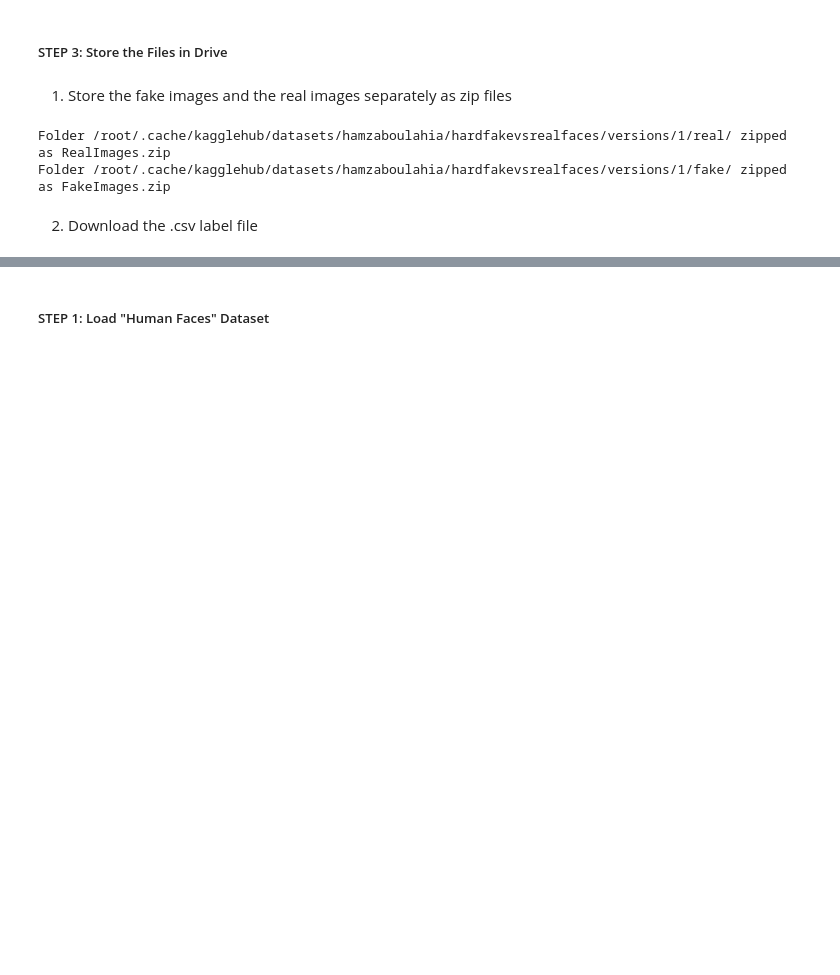
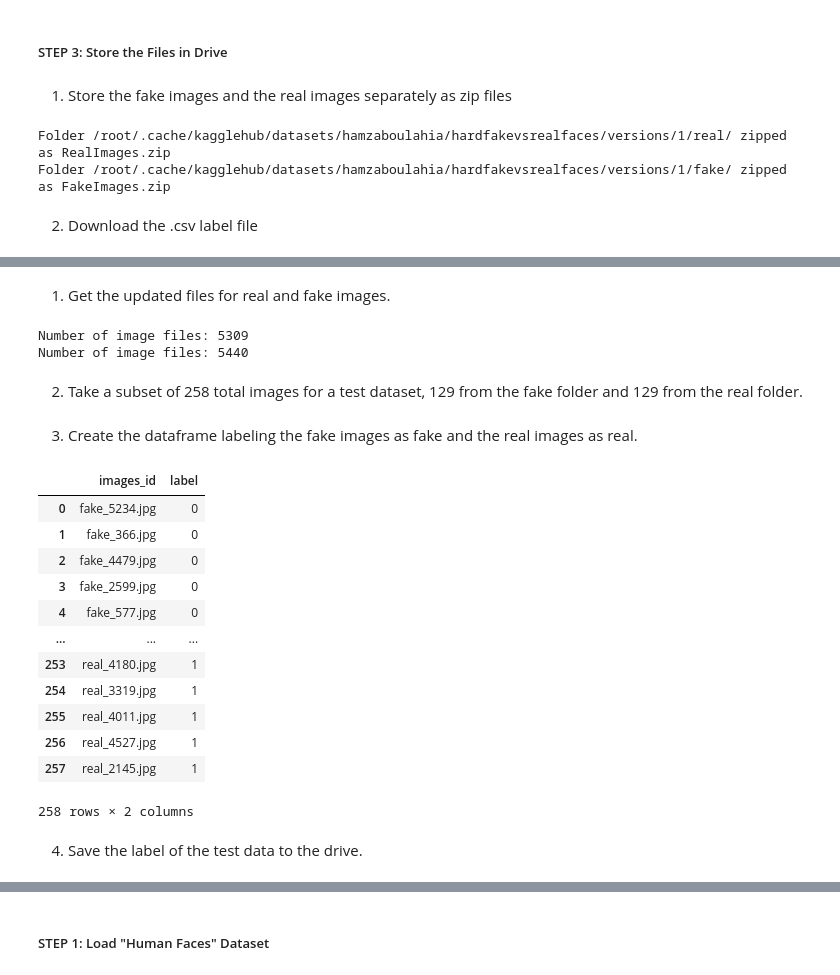
Before and after one commit to EthanNguyen-Tu/CS4644_FinalProject, a Jupyter notebook: CS4644_FinalProject_DatasetSetup.ipynb, the cells around one changed output, grey strips where cells are left out. Cells and saved outputs as stored; diff of their text form; code cells hidden in the pictures; blank space fills up the shorter version.

Commit message:
feat(Datasets): Added saving of  "deepfake and real images" dataset from Kaggle

```diff
--- a/CS4644_FinalProject_DatasetSetup.ipynb
+++ b/CS4644_FinalProject_DatasetSetup.ipynb
@@ -394,0 +440,7 @@ files.download(fake_v_hard_path + '/data.csv')
+# %%
+real_images_path = deepfake_and_real_images_path + '/Real/'
+real_image_filenames = os.listdir(real_images_path)
+REAL_IMG_EXTENSIONS = get_file_extensions(real_images_path)
+
+print("Number of image files:", len(real_image_filenames))
+print("Image file extensions:", REAL_IMG_EXTENSIONS)
@@ -394,0 +452,7 @@ files.download(fake_v_hard_path + '/data.csv')
+# %%
+fake_images_path = deepfake_and_real_images_path + '/Fake/'
+fake_image_filenames = os.listdir(fake_images_path)
+FAKE_IMG_EXTENSIONS = get_file_extensions(fake_images_path)
+
+print("Number of image files:", len(fake_image_filenames))
+print("Image file extensions:", FAKE_IMG_EXTENSIONS)
@@ -394,0 +515,39 @@ files.download(fake_v_hard_path + '/data.csv')
+# %% [markdown]
+1. Get the updated files for real and fake images.
+# %%
+real_image_filenames = os.listdir(real_images_path)
+fake_image_filenames = os.listdir(fake_images_path)
+
+print("Number of image files:", len(real_image_filenames))
+print("Number of image files:", len(fake_image_filenames))
+# %% [output]
+Number of image files: 5309
+Number of image files: 5440
+# %% [markdown]
+2. Take a subset of 258 total images for a test dataset, 129 from the fake folder and 129 from the real folder.
+# %%
+realSubset = real_image_filenames[:129]
+fakeSubset = fake_image_filenames[:129]
+# %% [markdown]
+3. Create the dataframe labeling the fake images as fake and the real images as real.
+# %%
+zero_labels = [0 for _ in range(len(fakeSubset))]
+one_labels = [1 for _ in range(len(realSubset))]
+filenames = pd.DataFrame({"images_id": fakeSubset + realSubset, "label": zero_labels + one_labels})
+filenames
+# %% [output]
+|  | images_id | label |
+| 0 | fake_5234.jpg | 0 |
+| 1 | fake_366.jpg | 0 |
+| 2 | fake_4479.jpg | 0 |
+| 3 | fake_2599.jpg | 0 |
+| 4 | fake_577.jpg | 0 |
+| ... | ... | ... |
+| 253 | real_4180.jpg | 1 |
+| 254 | real_3319.jpg | 1 |
+| 255 | real_4011.jpg | 1 |
+| 256 | real_4527.jpg | 1 |
+| 257 | real_2145.jpg | 1 |
+258 rows × 2 columns
+# %% [markdown]
+4. Save the label of the test data to the drive.
```
Also changed, not shown: parts of 39 cells of this notebook.
